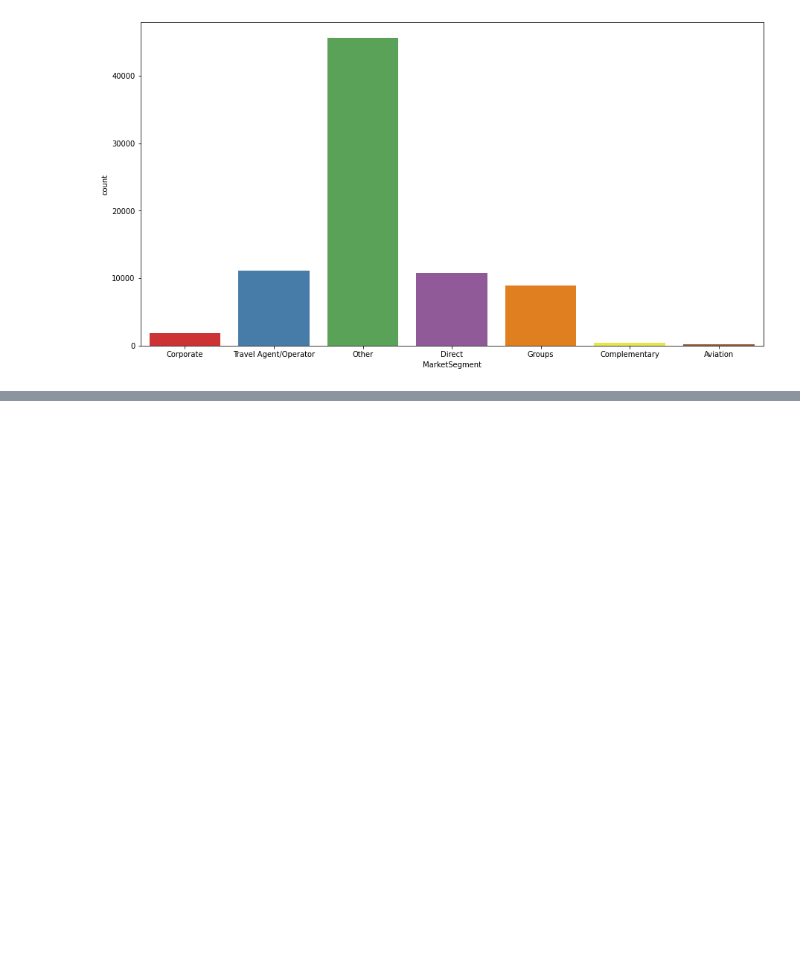
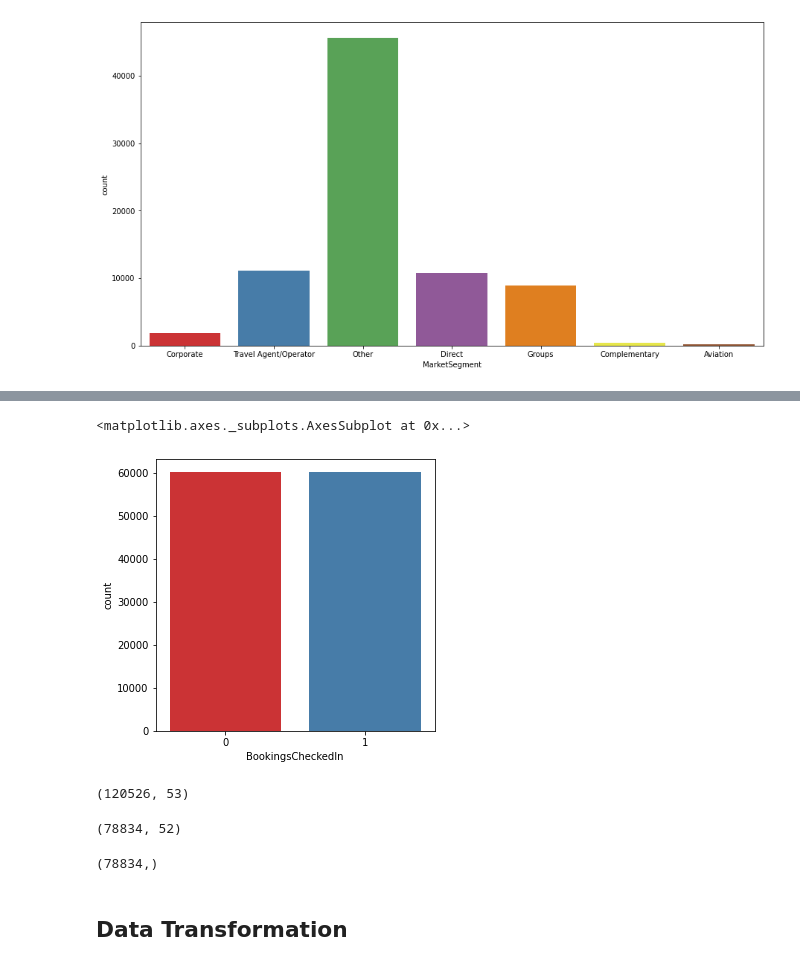
Before and after one commit to vivvvek24/Junior-Data-Scientist-Assignment, a Jupyter notebook: Junior_Data_Scientist_Assignment.ipynb, the cells around one changed output, grey strips where cells are left out. Cells and saved outputs as stored; diff of their text form; code cells hidden in the pictures; blank space fills up the shorter version.

```diff
--- a/Junior_Data_Scientist_Assignment.ipynb
+++ b/Junior_Data_Scientist_Assignment.ipynb
@@ -240,0 +305,3 @@ plt.show()
+# %%
+#creating dummy variables
+df = pd.get_dummies(df, columns = ['Nationality', 'MarketSegment', 'DistributionChannel'])
@@ -240,0 +325,18 @@ plt.show()
+# %%
+#creating new dataframe from balanced dataset after SMOTE
+balanced_df = pd.DataFrame(x_smote, columns=list(i for i in list(df.describe(include='all').columns) if i != 'BookingsCheckedIn'))
+# %%
+#adding target variable to new created dataframe
+balanced_df['BookingsCheckedIn'] = y_smote
+# %%
+#checking for class imbalance
+plt.figure(figsize=(5,5))
+sns.countplot('BookingsCheckedIn', data = balanced_df, palette = "Set1" )
+# %% [output]
+<matplotlib.axes._subplots.AxesSubplot at 0x...>
+[figure, added]
+# %%
+#shape of balanced dataframe
+balanced_df.shape
+# %% [output]
+(120526, 53)
@@ -240,0 +347,10 @@ plt.show()
+# %%
+X.shape
+# %% [output]
+(78834, 52)
+# %%
+y.shape
+# %% [output]
+(78834,)
+# %% [markdown]
+## **Data Transformation**
```
Also changed, not shown: parts of 34 cells of this notebook.
